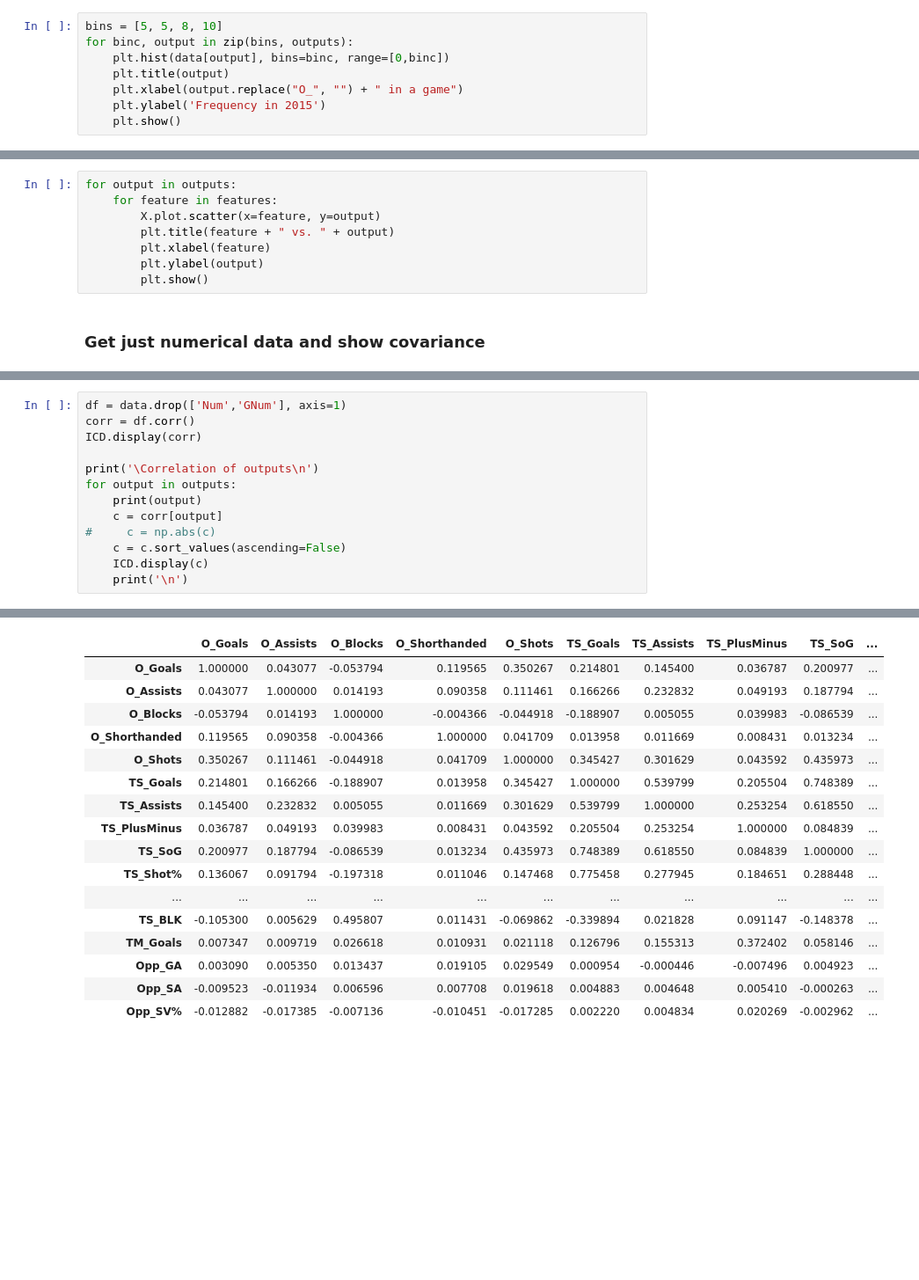
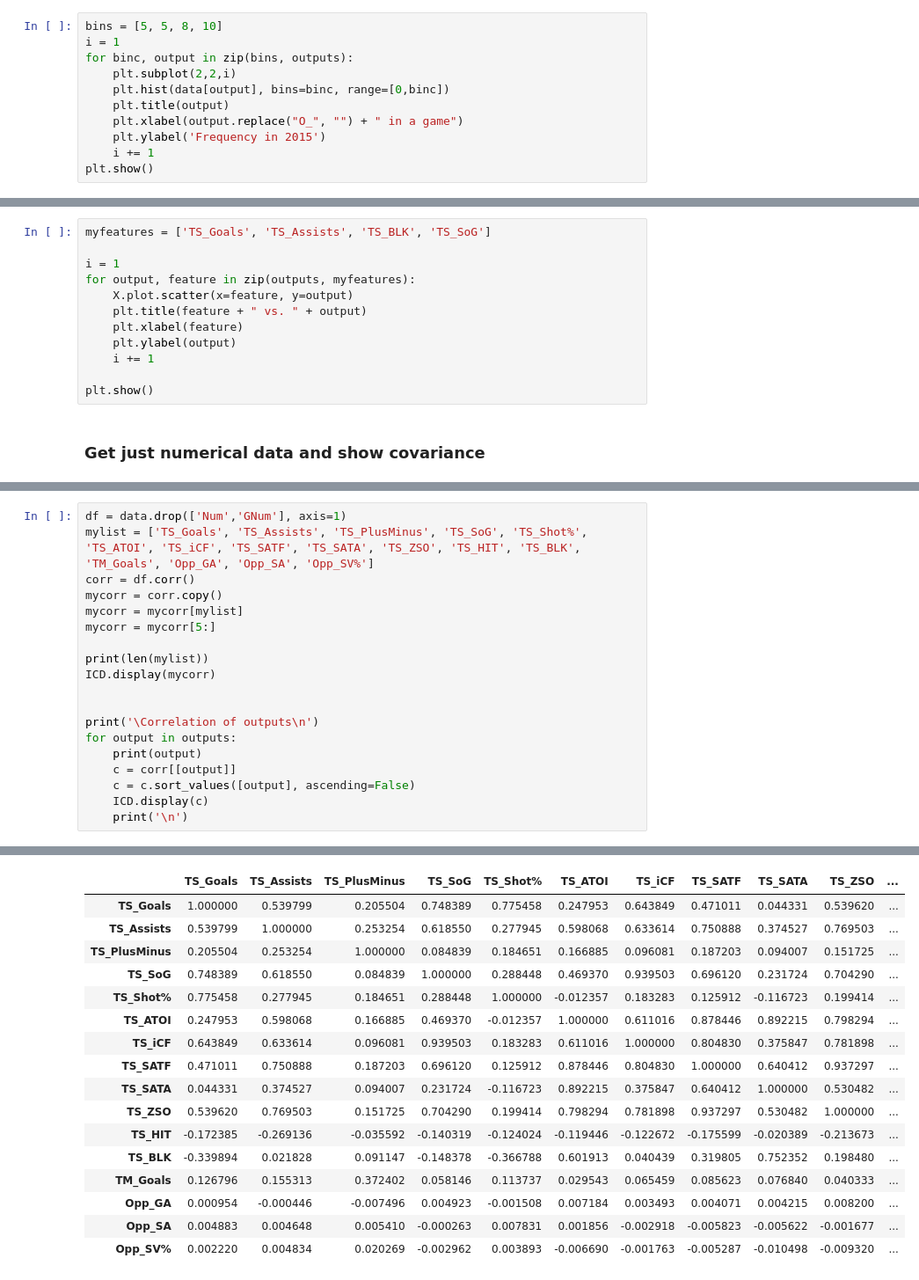
Before and after one commit to mmn599/hockey, a Jupyter notebook: Skater Data Visualization.ipynb, the cells around one changed output, grey strips where cells are left out. Shown at 88% size. Saved outputs shown, nothing was run; the diff lists cells and outputs as text; blank space fills up the shorter version.

```diff
--- a/Skater Data Visualization.ipynb
+++ b/Skater Data Visualization.ipynb
@@ -41,22 +41,29 @@ ICD.display(data.describe())
 ### Histogram of outputs
 # %%
 bins = [5, 5, 8, 10]
+i = 1
 for binc, output in zip(bins, outputs):
+    plt.subplot(2,2,i)
     plt.hist(data[output], bins=binc, range=[0,binc])
     plt.title(output)
     plt.xlabel(output.replace("O_", "") + " in a game")
     plt.ylabel('Frequency in 2015')
-    plt.show()
+    i += 1
+plt.show()
 # %% [markdown]
 ### Scatter plots of individual features vs. outputs
 # %%
-for output in outputs:
-    for feature in features:
-        X.plot.scatter(x=feature, y=output)
-        plt.title(feature + " vs. " + output)
-        plt.xlabel(feature)
-        plt.ylabel(output)
-        plt.show()
+myfeatures = ['TS_Goals', 'TS_Assists', 'TS_BLK', 'TS_SoG']
+
+i = 1
+for output, feature in zip(outputs, myfeatures):
+    X.plot.scatter(x=feature, y=output)
+    plt.title(feature + " vs. " + output)
+    plt.xlabel(feature)
+    plt.ylabel(output)
+    i += 1
+
+plt.show()
 # %% [markdown]
 ### Get just numerical data and show covariance
 # %%
@@ -66,15 +73,21 @@ IPython.OutputArea.auto_scroll_threshold = 9999;
 [interactive output not drawn]
 # %%
 df = data.drop(['Num','GNum'], axis=1)
+mylist = ['TS_Goals', 'TS_Assists', 'TS_PlusMinus', 'TS_SoG', 'TS_Shot%', 'TS_ATOI', 'TS_iCF', 'TS_SATF', 'TS_SATA', 'TS_ZSO', 'TS_HIT', 'TS_BLK', 'TM_Goals', 'Opp_GA', 'Opp_SA', 'Opp_SV%']
 corr = df.corr()
-ICD.display(corr)
+mycorr = corr.copy()
+mycorr = mycorr[mylist]
+mycorr = mycorr[5:]
+
+print(len(mylist))
+ICD.display(mycorr)
+
 
 print('\Correlation of outputs\n')
 for output in outputs:
     print(output)
-    c = corr[output]
-#     c = np.abs(c)
-    c = c.sort_values(ascending=False)
+    c = corr[[output]]
+    c = c.sort_values([output], ascending=False)
     ICD.display(c)
     print('\n')
 # %% [output]
@@ -81,17 +95,17 @@ for output in outputs:
-|  | O_Goals | O_Assists | O_Blocks | O_Shorthanded | O_Shots | TS_Goals | TS_Assists | TS_PlusMinus | TS_SoG | ... |
-| O_Goals | 1.000000 | 0.043077 | -0.053794 | 0.119565 | 0.350267 | 0.214801 | 0.145400 | 0.036787 | 0.200977 | ... |
-| O_Assists | 0.043077 | 1.000000 | 0.014193 | 0.090358 | 0.111461 | 0.166266 | 0.232832 | 0.049193 | 0.187794 | ... |
-| O_Blocks | -0.053794 | 0.014193 | 1.000000 | -0.004366 | -0.044918 | -0.188907 | 0.005055 | 0.039983 | -0.086539 | ... |
-| O_Shorthanded | 0.119565 | 0.090358 | -0.004366 | 1.000000 | 0.041709 | 0.013958 | 0.011669 | 0.008431 | 0.013234 | ... |
-| O_Shots | 0.350267 | 0.111461 | -0.044918 | 0.041709 | 1.000000 | 0.345427 | 0.301629 | 0.043592 | 0.435973 | ... |
-| TS_Goals | 0.214801 | 0.166266 | -0.188907 | 0.013958 | 0.345427 | 1.000000 | 0.539799 | 0.205504 | 0.748389 | ... |
-| TS_Assists | 0.145400 | 0.232832 | 0.005055 | 0.011669 | 0.301629 | 0.539799 | 1.000000 | 0.253254 | 0.618550 | ... |
-| TS_PlusMinus | 0.036787 | 0.049193 | 0.039983 | 0.008431 | 0.043592 | 0.205504 | 0.253254 | 1.000000 | 0.084839 | ... |
-| TS_SoG | 0.200977 | 0.187794 | -0.086539 | 0.013234 | 0.435973 | 0.748389 | 0.618550 | 0.084839 | 1.000000 | ... |
-| TS_Shot% | 0.136067 | 0.091794 | -0.197318 | 0.011046 | 0.147468 | 0.775458 | 0.277945 | 0.184651 | 0.288448 | ... |
-| ... | ... | ... | ... | ... | ... | ... | ... | ... | ... | ... |
-| TS_BLK | -0.105300 | 0.005629 | 0.495807 | 0.011431 | -0.069862 | -0.339894 | 0.021828 | 0.091147 | -0.148378 | ... |
-| TM_Goals | 0.007347 | 0.009719 | 0.026618 | 0.010931 | 0.021118 | 0.126796 | 0.155313 | 0.372402 | 0.058146 | ... |
-| Opp_GA | 0.003090 | 0.005350 | 0.013437 | 0.019105 | 0.029549 | 0.000954 | -0.000446 | -0.007496 | 0.004923 | ... |
-| Opp_SA | -0.009523 | -0.011934 | 0.006596 | 0.007708 | 0.019618 | 0.004883 | 0.004648 | 0.005410 | -0.000263 | ... |
-| Opp_SV% | -0.012882 | -0.017385 | -0.007136 | -0.010451 | -0.017285 | 0.002220 | 0.004834 | 0.020269 | -0.002962 | ... |
+|  | TS_Goals | TS_Assists | TS_PlusMinus | TS_SoG | TS_Shot% | TS_ATOI | TS_iCF | TS_SATF | TS_SATA | TS_ZSO | ... |
+| TS_Goals | 1.000000 | 0.539799 | 0.205504 | 0.748389 | 0.775458 | 0.247953 | 0.643849 | 0.471011 | 0.044331 | 0.539620 | ... |
+| TS_Assists | 0.539799 | 1.000000 | 0.253254 | 0.618550 | 0.277945 | 0.598068 | 0.633614 | 0.750888 | 0.374527 | 0.769503 | ... |
+| TS_PlusMinus | 0.205504 | 0.253254 | 1.000000 | 0.084839 | 0.184651 | 0.166885 | 0.096081 | 0.187203 | 0.094007 | 0.151725 | ... |
+| TS_SoG | 0.748389 | 0.618550 | 0.084839 | 1.000000 | 0.288448 | 0.469370 | 0.939503 | 0.696120 | 0.231724 | 0.704290 | ... |
+| TS_Shot% | 0.775458 | 0.277945 | 0.184651 | 0.288448 | 1.000000 | -0.012357 | 0.183283 | 0.125912 | -0.116723 | 0.199414 | ... |
+| TS_ATOI | 0.247953 | 0.598068 | 0.166885 | 0.469370 | -0.012357 | 1.000000 | 0.611016 | 0.878446 | 0.892215 | 0.798294 | ... |
+| TS_iCF | 0.643849 | 0.633614 | 0.096081 | 0.939503 | 0.183283 | 0.611016 | 1.000000 | 0.804830 | 0.375847 | 0.781898 | ... |
+| TS_SATF | 0.471011 | 0.750888 | 0.187203 | 0.696120 | 0.125912 | 0.878446 | 0.804830 | 1.000000 | 0.640412 | 0.937297 | ... |
+| TS_SATA | 0.044331 | 0.374527 | 0.094007 | 0.231724 | -0.116723 | 0.892215 | 0.375847 | 0.640412 | 1.000000 | 0.530482 | ... |
+| TS_ZSO | 0.539620 | 0.769503 | 0.151725 | 0.704290 | 0.199414 | 0.798294 | 0.781898 | 0.937297 | 0.530482 | 1.000000 | ... |
+| TS_HIT | -0.172385 | -0.269136 | -0.035592 | -0.140319 | -0.124024 | -0.119446 | -0.122672 | -0.175599 | -0.020389 | -0.213673 | ... |
+| TS_BLK | -0.339894 | 0.021828 | 0.091147 | -0.148378 | -0.366788 | 0.601913 | 0.040439 | 0.319805 | 0.752352 | 0.198480 | ... |
+| TM_Goals | 0.126796 | 0.155313 | 0.372402 | 0.058146 | 0.113737 | 0.029543 | 0.065459 | 0.085623 | 0.076840 | 0.040333 | ... |
+| Opp_GA | 0.000954 | -0.000446 | -0.007496 | 0.004923 | -0.001508 | 0.007184 | 0.003493 | 0.004071 | 0.004215 | 0.008200 | ... |
+| Opp_SA | 0.004883 | 0.004648 | 0.005410 | -0.000263 | 0.007831 | 0.001856 | -0.002918 | -0.005823 | -0.005622 | -0.001677 | ... |
+| Opp_SV% | 0.002220 | 0.004834 | 0.020269 | -0.002962 | 0.003893 | -0.006690 | -0.001763 | -0.005287 | -0.010498 | -0.009320 | ... |
```
Also changed, not shown: parts of 1 cell of this notebook, 2 other files.
